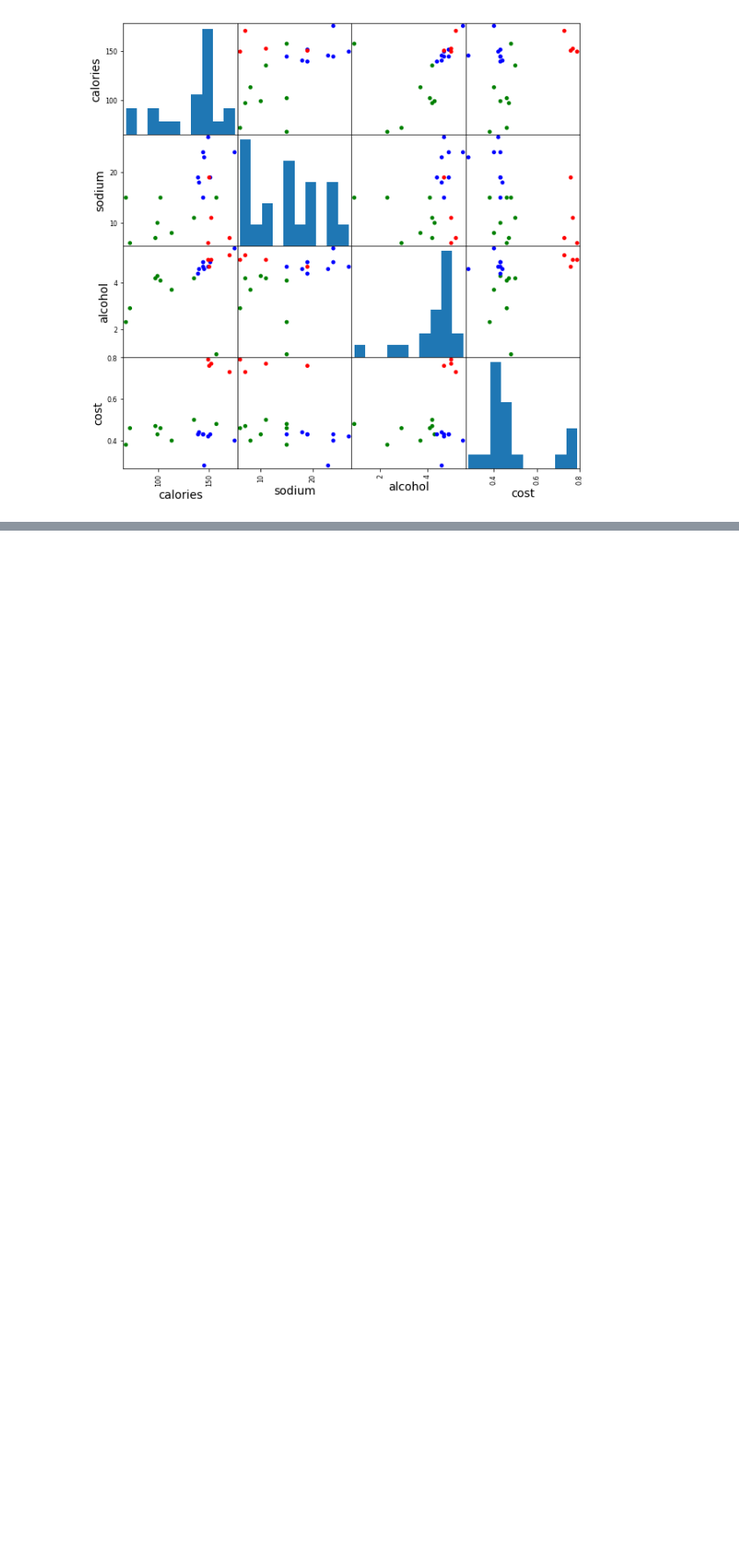
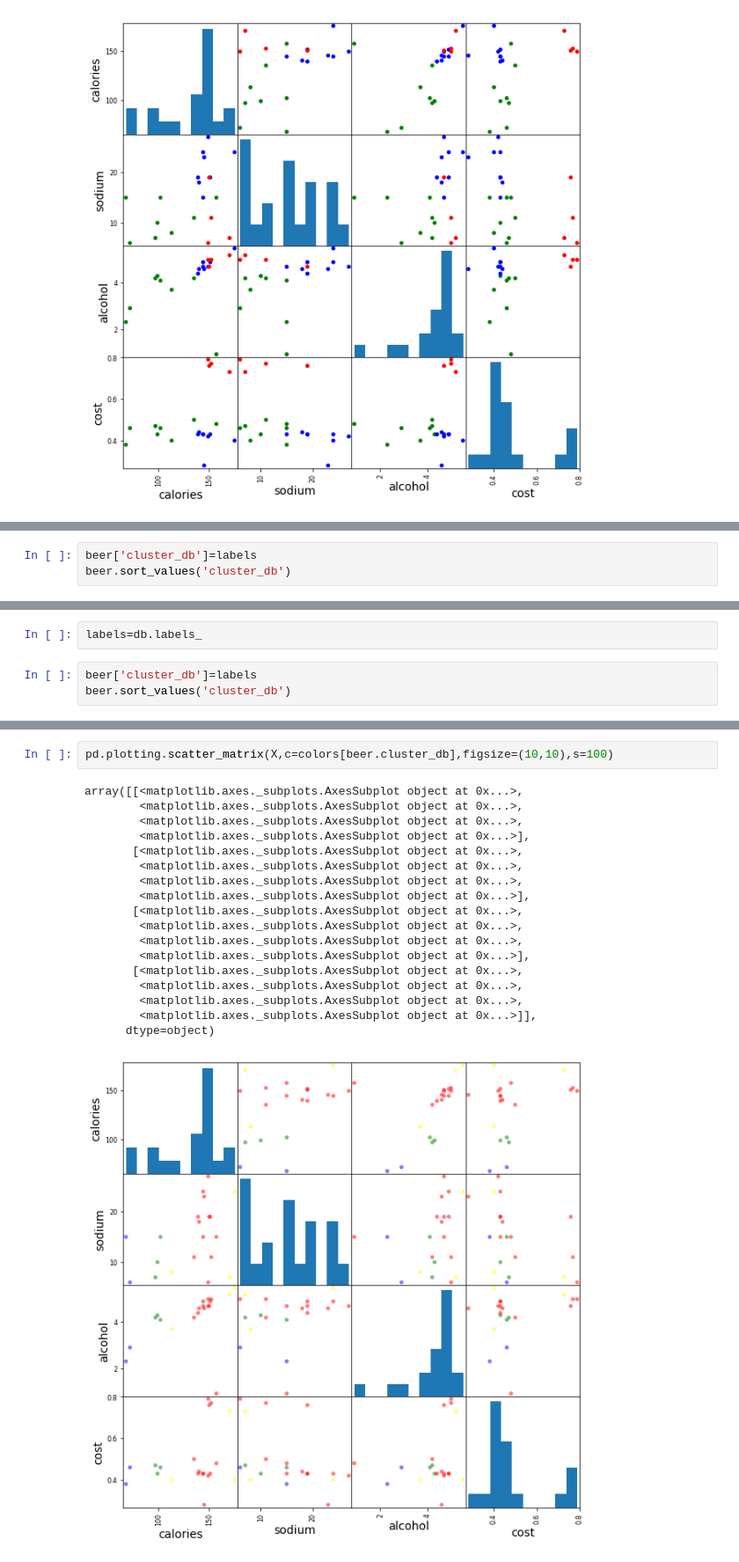
Before and after one commit to lixixi89055465/py_stu, a Jupyter notebook: tangyudi/配套案例/聚类算法/k-mean-dbscantest.ipynb, the cells around one changed output, grey strips where cells are left out. Shown at 88% size. Cells and saved outputs as stored; diff of their text form; blank space fills up the shorter version.

```diff
--- a/tangyudi/配套案例/聚类算法/k-mean-dbscantest.ipynb
+++ b/tangyudi/配套案例/聚类算法/k-mean-dbscantest.ipynb
@@ -251,0 +277,3 @@ scores
+# %%
+beer['cluster_db']=labels
+beer.sort_values('cluster_db')
@@ -251,0 +303,5 @@ scores
+# %%
+labels=db.labels_
+# %%
+beer['cluster_db']=labels
+beer.sort_values('cluster_db')
@@ -251,0 +335,21 @@ scores
+# %%
+pd.plotting.scatter_matrix(X,c=colors[beer.cluster_db],figsize=(10,10),s=100)
+# %% [output]
+array([[<matplotlib.axes._subplots.AxesSubplot object at 0x...>,
+        <matplotlib.axes._subplots.AxesSubplot object at 0x...>,
+        <matplotlib.axes._subplots.AxesSubplot object at 0x...>,
+        <matplotlib.axes._subplots.AxesSubplot object at 0x...>],
+       [<matplotlib.axes._subplots.AxesSubplot object at 0x...>,
+        <matplotlib.axes._subplots.AxesSubplot object at 0x...>,
+        <matplotlib.axes._subplots.AxesSubplot object at 0x...>,
+        <matplotlib.axes._subplots.AxesSubplot object at 0x...>],
+       [<matplotlib.axes._subplots.AxesSubplot object at 0x...>,
+        <matplotlib.axes._subplots.AxesSubplot object at 0x...>,
+        <matplotlib.axes._subplots.AxesSubplot object at 0x...>,
+        <matplotlib.axes._subplots.AxesSubplot object at 0x...>],
+       [<matplotlib.axes._subplots.AxesSubplot object at 0x...>,
+        <matplotlib.axes._subplots.AxesSubplot object at 0x...>,
+        <matplotlib.axes._subplots.AxesSubplot object at 0x...>,
+        <matplotlib.axes._subplots.AxesSubplot object at 0x...>]],
+      dtype=object)
+[figure, added]
```
Also changed, not shown: parts of 11 cells of this notebook.
